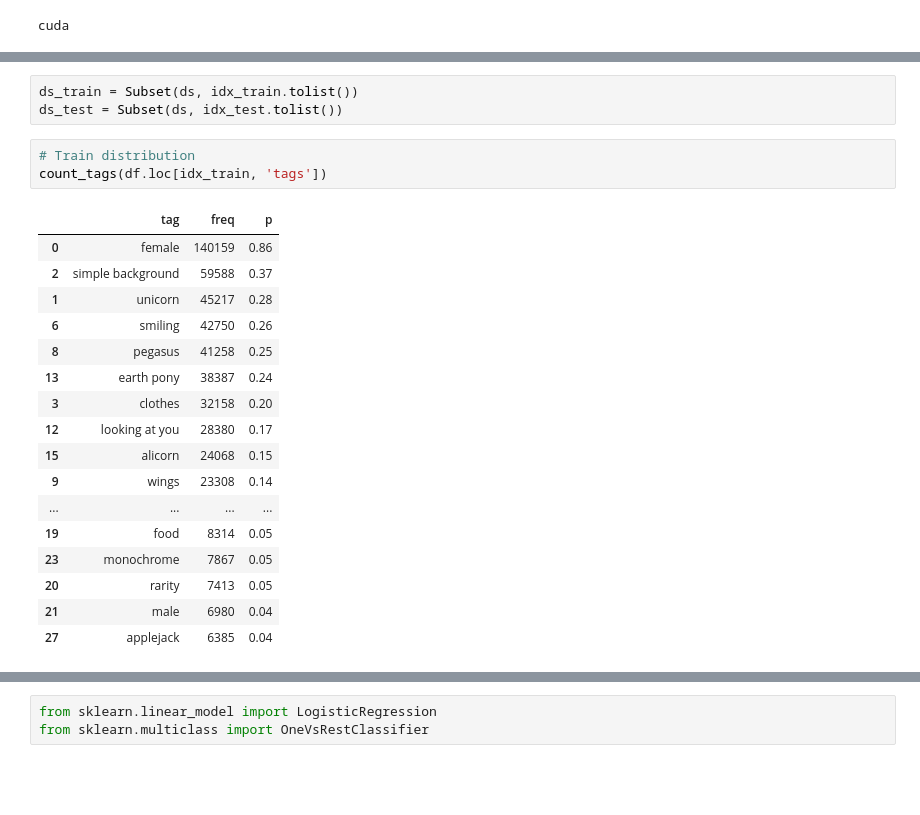
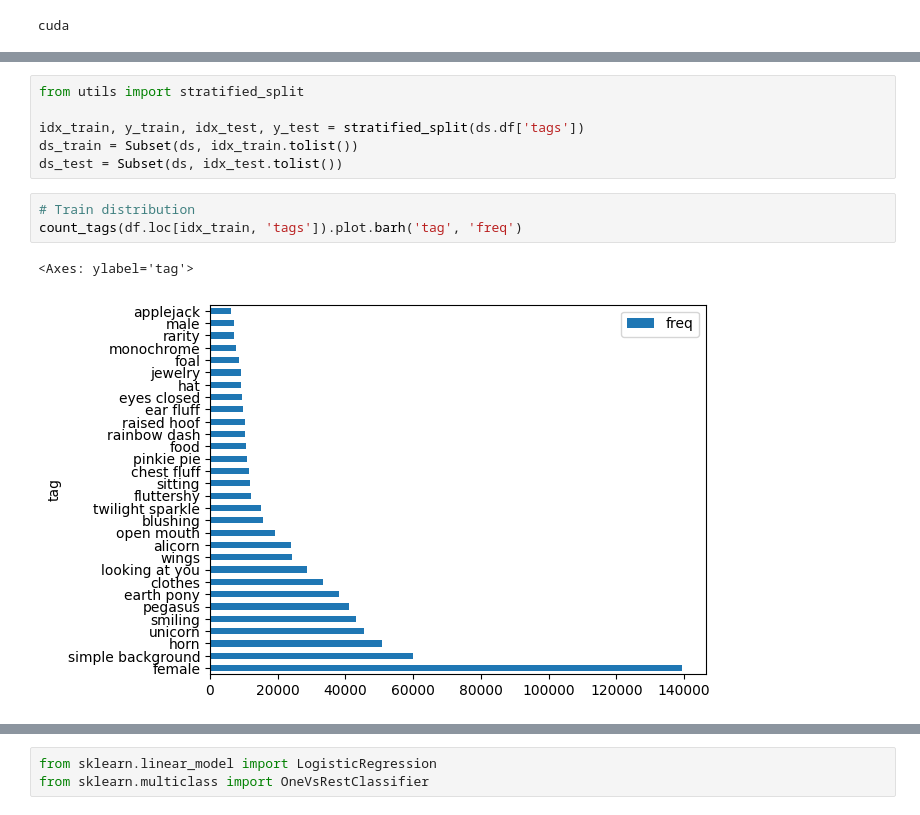
Before and after one commit to Brambles-c/Pone-Tagger, a Jupyter notebook: baseline.ipynb, the cells around one changed output, grey strips where cells are left out. Saved outputs shown, nothing was run; the diff lists cells and outputs as text; blank space fills up the shorter version.

```diff
--- a/baseline.ipynb
+++ b/baseline.ipynb
@@ -142,26 +101,14 @@ else:
 # %%
+from utils import stratified_split
+
+idx_train, y_train, idx_test, y_test = stratified_split(ds.df['tags'])
 ds_train = Subset(ds, idx_train.tolist())
 ds_test = Subset(ds, idx_test.tolist())
 # %%
 # Train distribution
-count_tags(df.loc[idx_train, 'tags'])
+count_tags(df.loc[idx_train, 'tags']).plot.barh('tag', 'freq')
 # %% [output]
-|  | tag | freq | p |
-| 0 | female | 140159 | 0.86 |
-| 2 | simple background | 59588 | 0.37 |
-| 1 | unicorn | 45217 | 0.28 |
-| 6 | smiling | 42750 | 0.26 |
-| 8 | pegasus | 41258 | 0.25 |
-| 13 | earth pony | 38387 | 0.24 |
-| 3 | clothes | 32158 | 0.20 |
-| 12 | looking at you | 28380 | 0.17 |
-| 15 | alicorn | 24068 | 0.15 |
-| 9 | wings | 23308 | 0.14 |
-| ... | ... | ... | ... |
-| 19 | food | 8314 | 0.05 |
-| 23 | monochrome | 7867 | 0.05 |
-| 20 | rarity | 7413 | 0.05 |
-| 21 | male | 6980 | 0.04 |
-| 27 | applejack | 6385 | 0.04 |
+<Axes: ylabel='tag'>
+[figure, added]
 # %%
 # Test distribution
```
Also changed, not shown: parts of 11 cells of this notebook, 7 other files.
